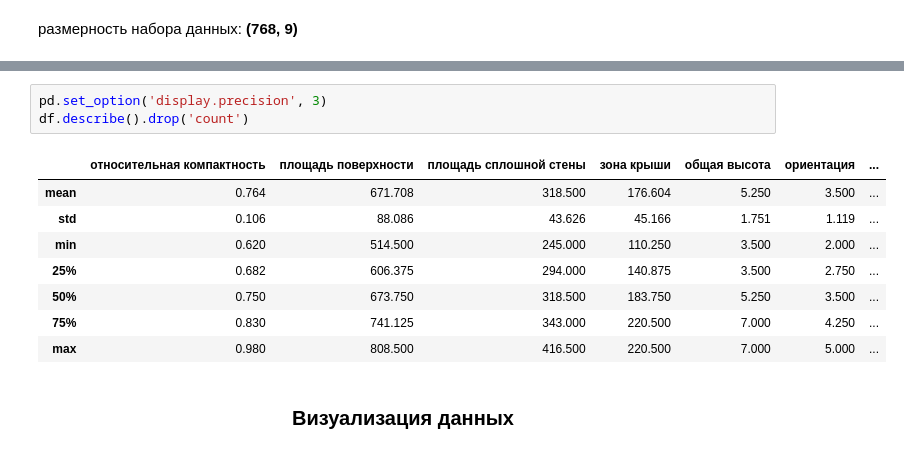
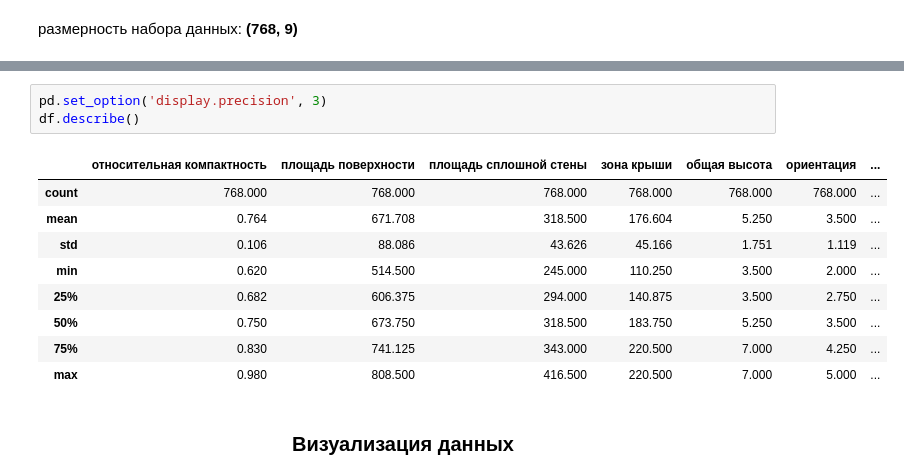
Before and after one commit to nikoloskorzun/Intelligent_analysis_and_data_processing, a Jupyter notebook: Intelligent analysis and data processing/lab1/lab1.ipynb, the cells around one changed output, grey strips where cells are left out. Saved outputs shown, nothing was run; the diff lists cells and outputs as text.

```diff
--- a/Intelligent analysis and data processing/lab1/lab1.ipynb
+++ b/Intelligent analysis and data processing/lab1/lab1.ipynb
@@ -92,9 +99,10 @@ dtypes: float64(7), int64(2)
 memory usage: 54.1 KB
 # %%
 pd.set_option('display.precision', 3)
-df.describe().drop('count')
+df.describe()
 # %% [output]
 |  | относительная компактность | площадь поверхности | площадь сплошной стены | зона крыши | общая высота | ориентация | ... |
+| count | 768.000 | 768.000 | 768.000 | 768.000 | 768.000 | 768.000 | ... |
 | mean | 0.764 | 671.708 | 318.500 | 176.604 | 5.250 | 3.500 | ... |
 | std | 0.106 | 88.086 | 43.626 | 45.166 | 1.751 | 1.119 | ... |
 | min | 0.620 | 514.500 | 245.000 | 110.250 | 3.500 | 2.000 | ... |
```
Also changed, not shown: parts of 24 cells of this notebook.
